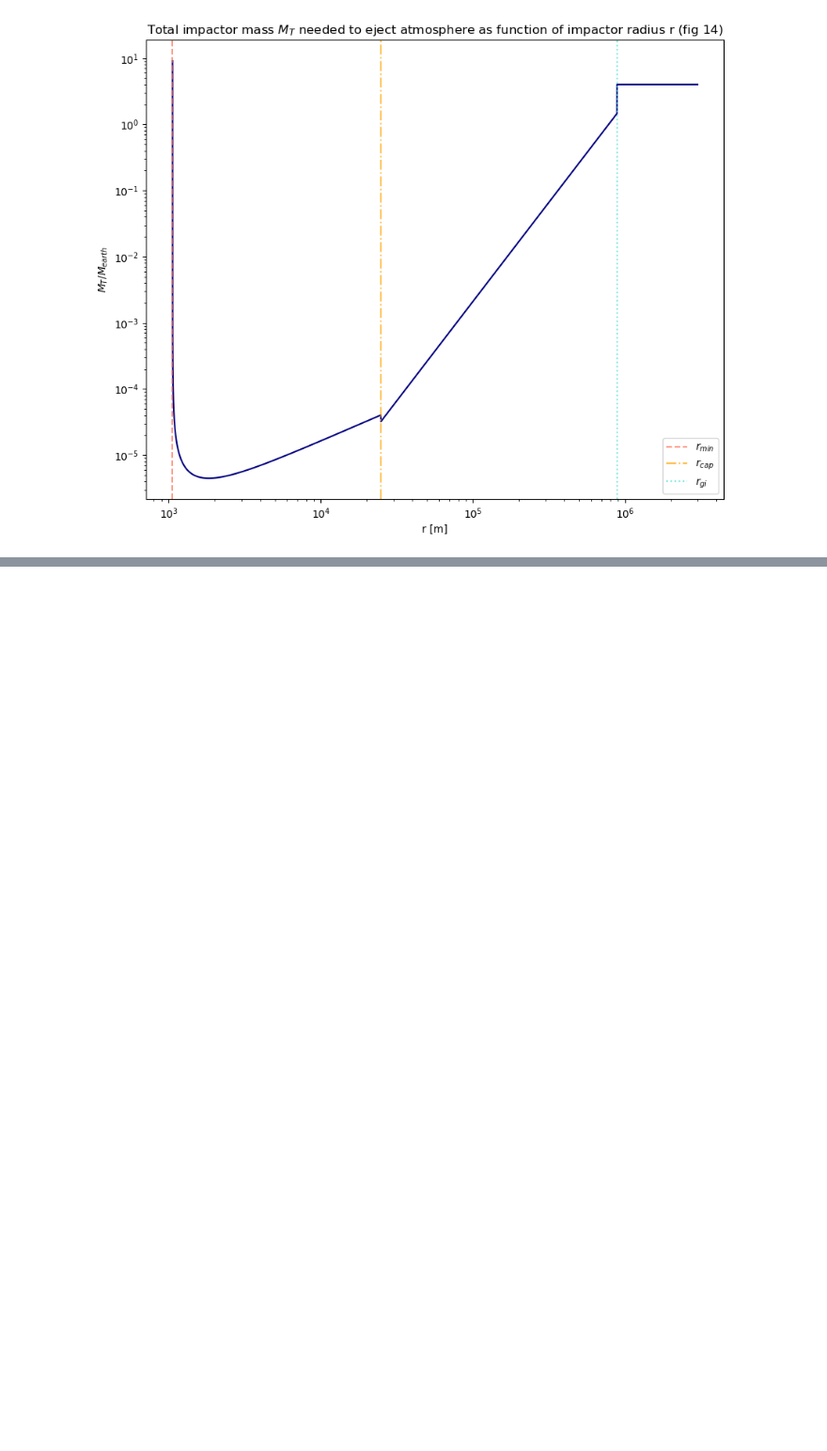
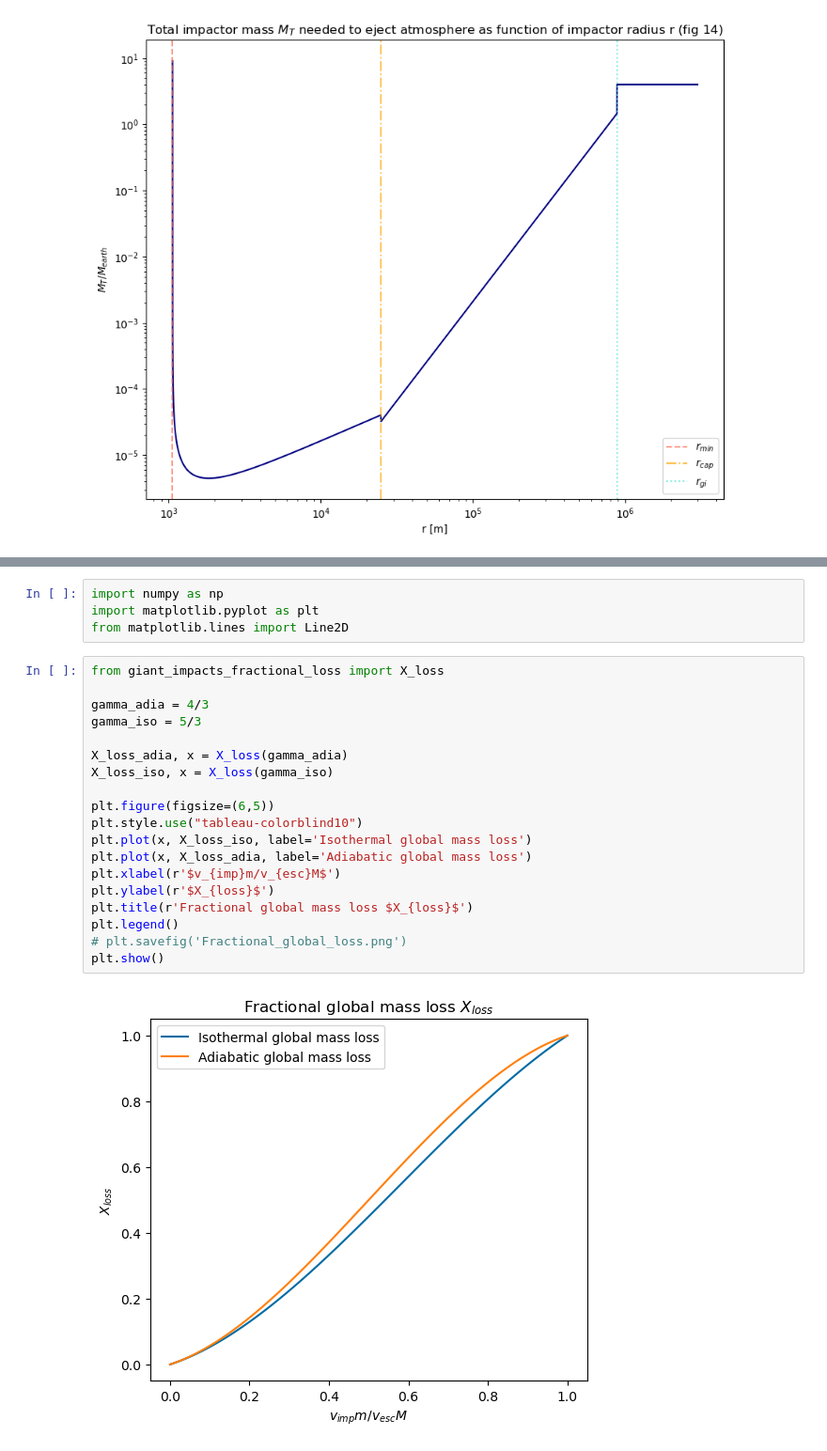
Before and after one commit to FormingWorlds/BScProjectAtmosphericEscape, a Jupyter notebook: figures.ipynb, the cells around one changed output, grey strips where cells are left out. Shown at 94% size. Saved outputs shown, nothing was run; the diff lists cells and outputs as text; blank space fills up the shorter version.

```diff
--- a/figures.ipynb
+++ b/figures.ipynb
@@ -80,0 +84,25 @@ plt.show()
+# %%
+import numpy as np
+import matplotlib.pyplot as plt
+from matplotlib.lines import Line2D
+# %%
+from giant_impacts_fractional_loss import X_loss
+
+gamma_adia = 4/3
+gamma_iso = 5/3
+
+X_loss_adia, x = X_loss(gamma_adia)
+X_loss_iso, x = X_loss(gamma_iso)
+
+plt.figure(figsize=(6,5))
+plt.style.use("tableau-colorblind10")
+plt.plot(x, X_loss_iso, label='Isothermal global mass loss')
+plt.plot(x, X_loss_adia, label='Adiabatic global mass loss')
+plt.xlabel(r'$v_{imp}m/v_{esc}M$')
+plt.ylabel(r'$X_{loss}$')
+plt.title(r'Fractional global mass loss $X_{loss}$')
+plt.legend()
+# plt.savefig('Fractional_global_loss.png')
+plt.show()
+# %% [output]
+[figure, added]
```
Also changed, not shown: parts of 27 cells of this notebook.
